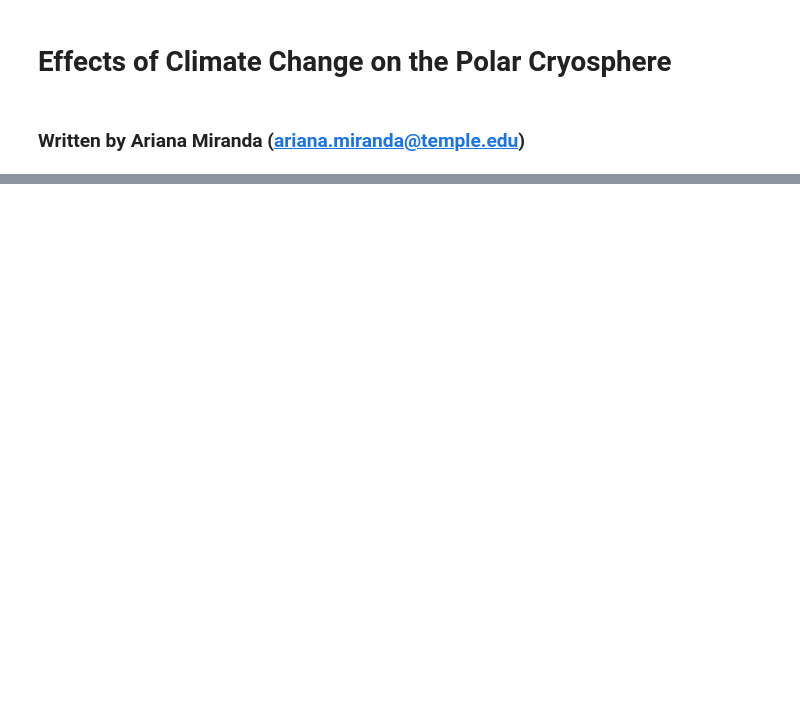
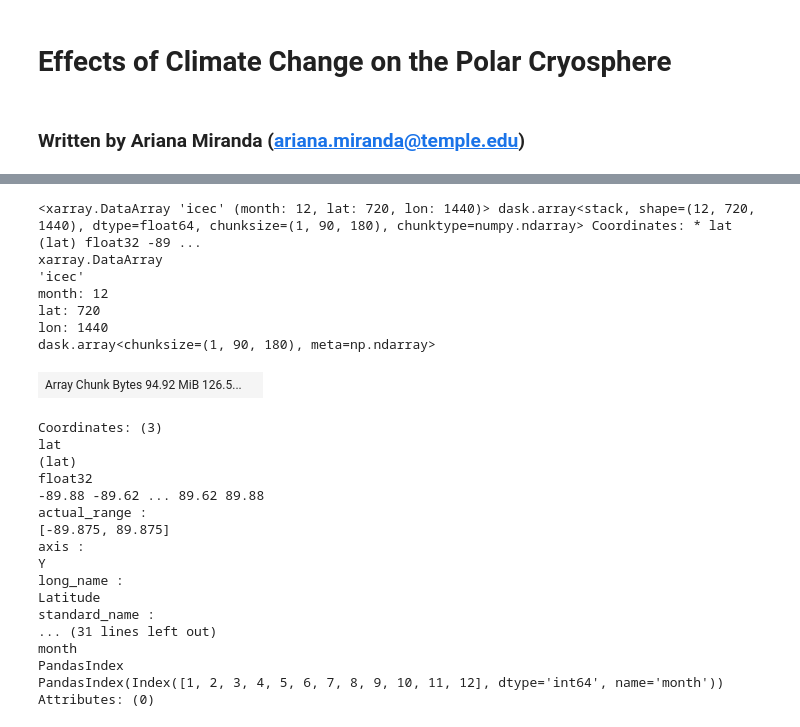
Before and after one commit to EES-3506-5506/Miranda_Unit5, a Jupyter notebook: notebooks/Miranda_MiniP2.ipynb, the cells around one changed output, grey strips where cells are left out. Saved outputs shown, nothing was run; the diff lists cells and outputs as text; code cells hidden in the pictures; blank space fills up the shorter version.

```diff
--- a/notebooks/Miranda_MiniP2.ipynb
+++ b/notebooks/Miranda_MiniP2.ipynb
@@ -44,0 +90,32 @@ seaice_observations = xr.open_zarr('/home/ees_student/Miranda_Unit5/data/seaice_
+# %%
+#Get the weighted SIE avg from 1982 to 2010
+SIE_1982_2010 = SIE_weighted.sel(time=slice('1982-01-01','2010-12-01'))
+SIE_1982_2010_avg = SIE_1982_2010.groupby('time.month').mean(dim='time')
+# %%
+SIE_1982_2010_avg
+# %% [output]
+<xarray.DataArray 'icec' (month: 12, lat: 720, lon: 1440)> dask.array<stack, shape=(12, 720, 1440), dtype=float64, chunksize=(1, 90, 180), chunktype=numpy.ndarray> Coordinates: * lat (lat) float32 -89 ...
+xarray.DataArray
+'icec'
+month: 12
+lat: 720
+lon: 1440
+dask.array<chunksize=(1, 90, 180), meta=np.ndarray>
+| Array Chunk Bytes 94.92 MiB 126.5... |  |
+Coordinates: (3)
+lat
+(lat)
+float32
+-89.88 -89.62 ... 89.62 89.88
+actual_range :
+[-89.875, 89.875]
+axis :
+Y
+long_name :
+Latitude
+standard_name :
+... (31 lines left out)
+month
+PandasIndex
+PandasIndex(Index([1, 2, 3, 4, 5, 6, 7, 8, 9, 10, 11, 12], dtype='int64', name='month'))
+Attributes: (0)
```
Also changed, not shown: parts of 65 cells of this notebook.
